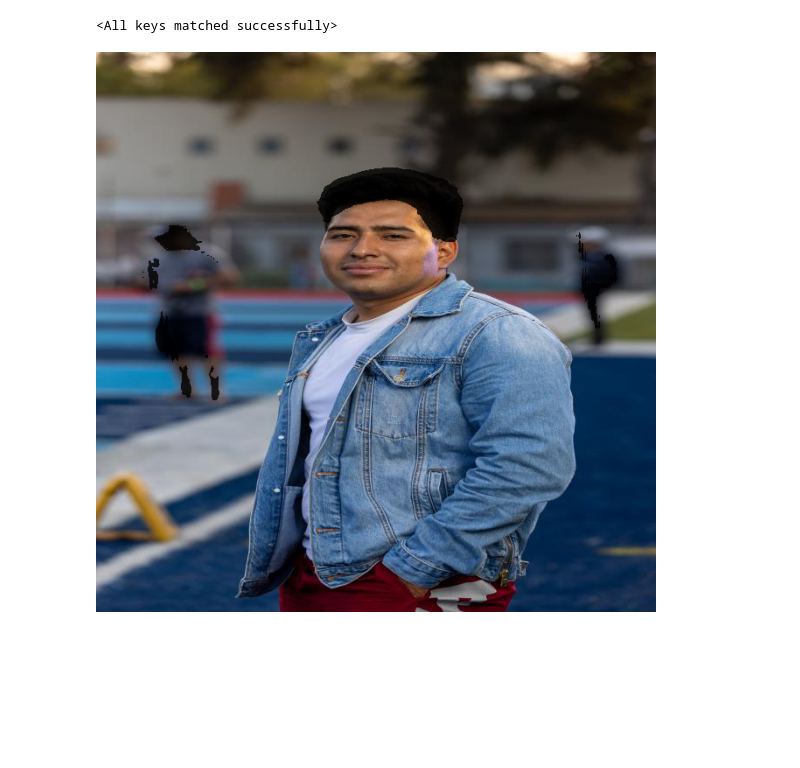
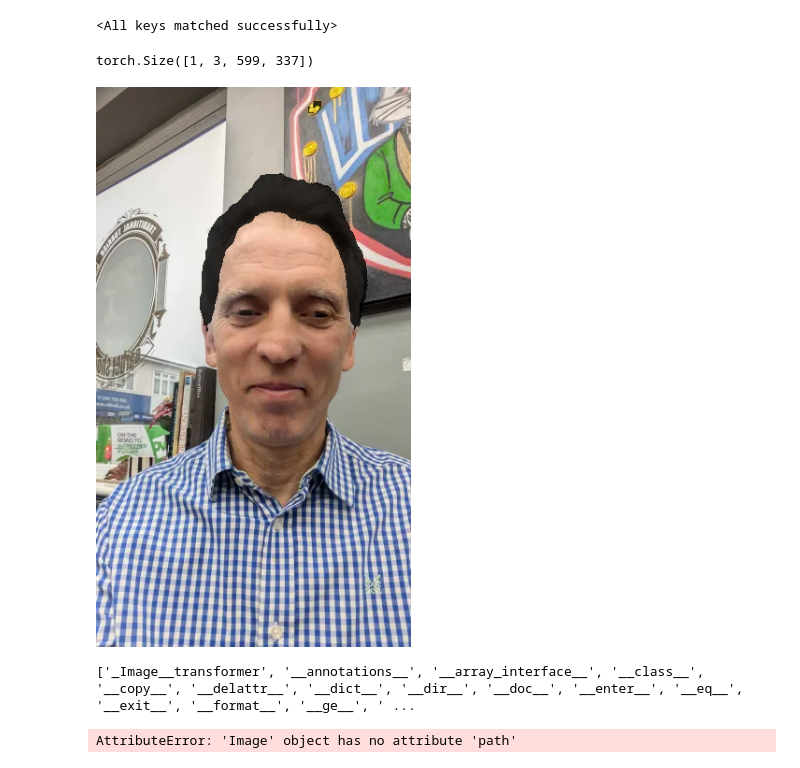
Before and after one commit to Bojack-Manhorse/Hair-Detection, a Jupyter notebook: TestBook.ipynb, the cells around one changed output. Drawn from its saved outputs; the diff is of its cells as text; code cells hidden in the pictures; blank space fills up the shorter version.

```diff
--- a/TestBook.ipynb
+++ b/TestBook.ipynb
@@ -139,13 +146,22 @@ state_dict = torch.load('My Model.pt')
 model.load_state_dict(state_dict)
 # %% [output]
 <All keys matched successfully>
-# %%
-model.to(device)
-
-model.eval()
-
-predictions = model(images)
-
-draw_masks_on_image(images[1].to('cpu'), predictions[1]['masks'].to('cpu'))
-# %% [output]
-[figure, removed]
+# %%
+dave_image_path = "Datasets/test/dave_before.webp"
+
+image = visualiser.draw_mask_from_image_path_and_model(dave_image_path)
+
+image
+# %% [output]
+torch.Size([1, 3, 599, 337])
+[figure, added]
+# %%
+import tempfile
+
+with tempfile.TemporaryFile() as file:
+    tempfile = image
+    print(dir(image))
+    print(image.path())
+# %% [output]
+['_Image__transformer', '__annotations__', '__array_interface__', '__class__', '__copy__', '__delattr__', '__dict__', '__dir__', '__doc__', '__enter__', '__eq__', '__exit__', '__format__', '__ge__', ' ...
+AttributeError: 'Image' object has no attribute 'path'
```
Also changed, not shown: parts of 8 cells of this notebook, 5 other files.
